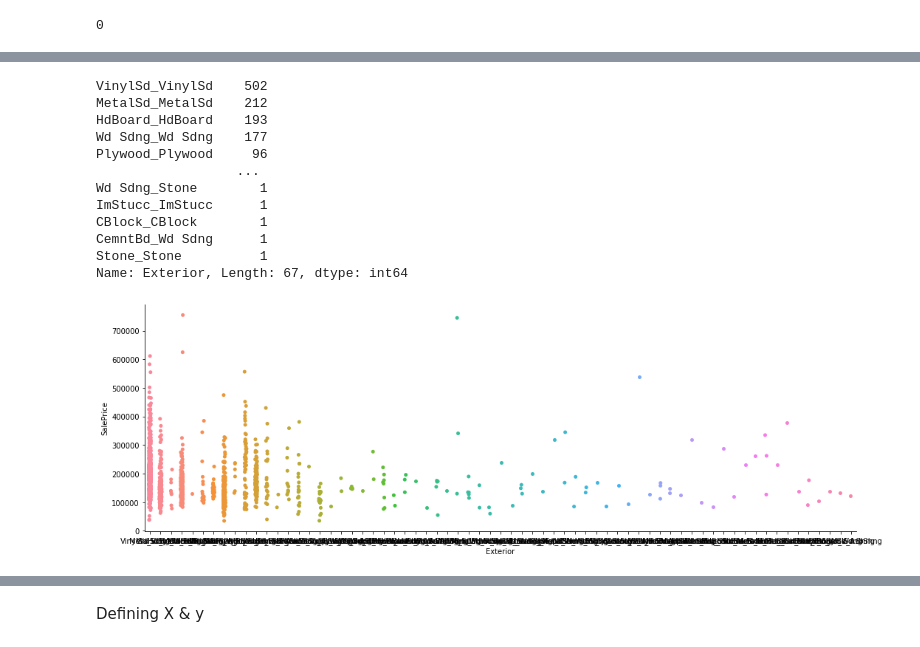
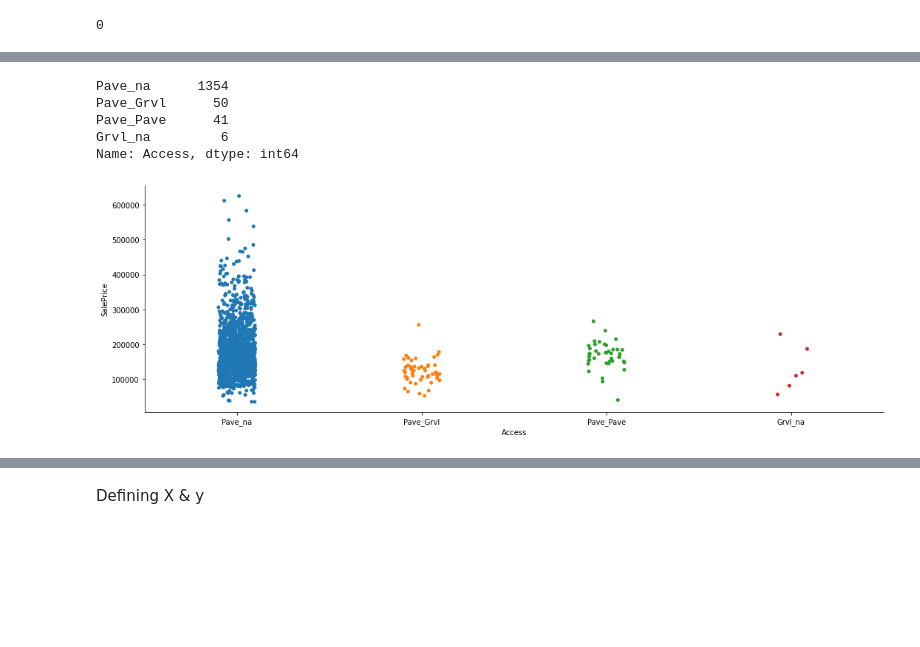
Before and after one commit to tharindatj/Kaggle_competitions, a Jupyter notebook: kaggle_house_prices.ipynb, the cells around one changed output, grey strips where cells are left out. Cells and saved outputs as stored; diff of their text form; code cells hidden in the pictures; blank space fills up the shorter version.

```diff
--- a/kaggle_house_prices.ipynb
+++ b/kaggle_house_prices.ipynb
@@ -246,0 +302,5 @@ df_cleannum.drop([524, 1299], inplace=True)
+# %%
+#keeping SalePrice outliers as seems justified based on features, rerun after removing to see whether there will be an improvement
+#data items to drop
+outliers= [524, 1299, 692, 1183, 127, 154, 333, 441, 1265]
+df_cleannum.drop(outliers, inplace=True)
@@ -247,7 +334,7 @@ df_cleannum.drop([524, 1299], inplace=True)
 # %% [markdown]
 ###Categorical Variables
 # %%
-df_cleannum['MSSubClass'] = df_cleannum['MSSubClass'].astype(object)
+df_cleannum[num_to_object] = df_cleannum[num_to_object].astype(object)
 cat_column_list = df_cleannum.select_dtypes('object').columns
 # %%
 cat_column_list
@@ -323,4 +390,2 @@ Name: Condition1, dtype: int64
 # %%
 df_test = df_cleannum.copy()
-# %%
-df_test['Exterior'] = df_test[['Exterior1st', 'Exterior2nd']].agg('_'.join, axis=1)
@@ -335,17 +392,15 @@ df_test.head(3)
+# %%
+df_test['Access'] = df_test[['Street', 'Alley']].agg('_'.join, axis=1)
+df_test['LandChar'] = df_test[['LandSlope', 'LandContour']].agg('_'.join, axis=1)
+df_test['Proximitty'] = df_test[['Condition1', 'Condition2']].agg('_'.join, axis=1)
+df_test['LandProfile'] = df_test[['LotShape', 'LotConfig']].agg('_'.join, axis=1)
 # %%
-sns.catplot(x='Exterior', y='SalePrice', data=df_test, height=5, aspect=3)
-df_test['Exterior'].value_counts()
+sns.catplot(x='Access', y='SalePrice', data=df_test, height=5, aspect=3)
+df_test['Access'].value_counts()
 # %% [output]
-VinylSd_VinylSd    502
-MetalSd_MetalSd    212
-HdBoard_HdBoard    193
-Wd Sdng_Wd Sdng    177
-Plywood_Plywood     96
-                  ...
-Wd Sdng_Stone        1
-ImStucc_ImStucc      1
-CBlock_CBlock        1
-CemntBd_Wd Sdng      1
-Stone_Stone          1
-Name: Exterior, Length: 67, dtype: int64
+Pave_na      1354
+Pave_Grvl      50
+Pave_Pave      41
+Grvl_na         6
+Name: Access, dtype: int64
-[figure, old version]
+[figure, new version]
```
Also changed, not shown: parts of 133 cells of this notebook.
